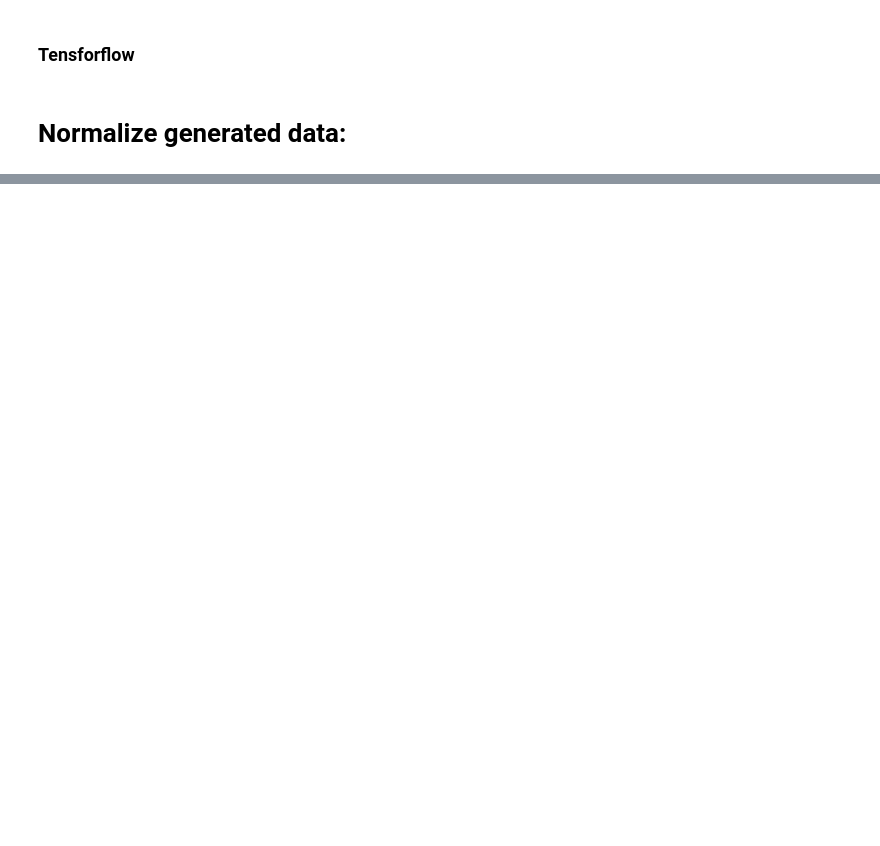
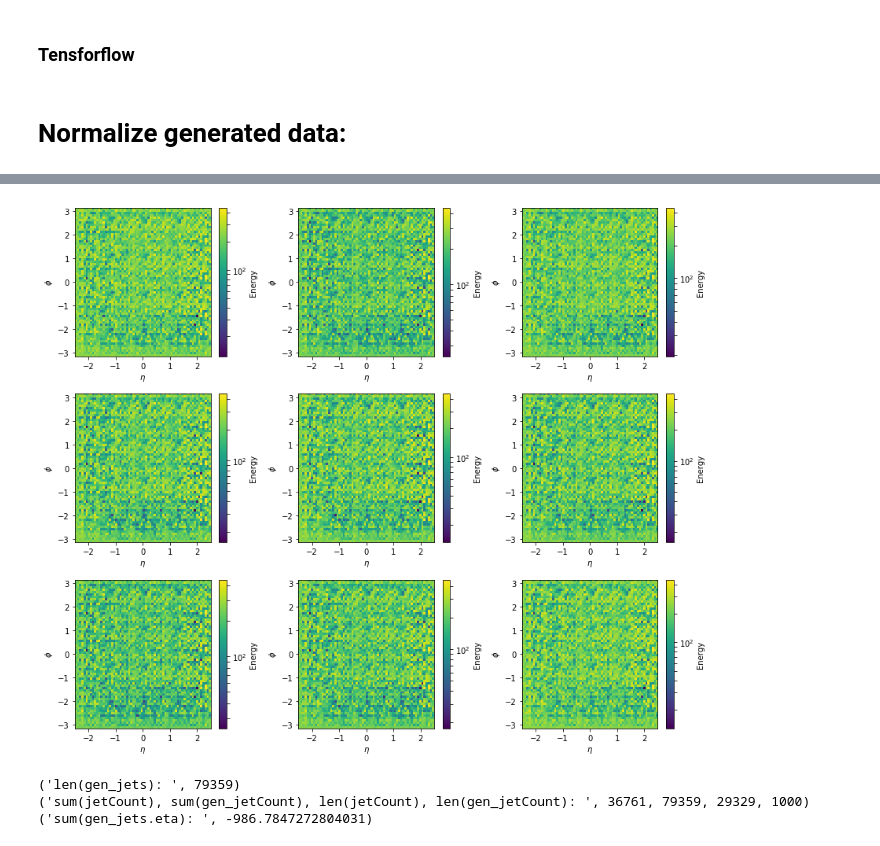
Before and after one commit to WyattBlair77/DataExploration, a Jupyter notebook: Preliminary_GAN.ipynb, the cells around one changed output, grey strips where cells are left out. Cells and saved outputs as stored; diff of their text form; code cells hidden in the pictures; blank space fills up the shorter version.

```diff
--- a/Preliminary_GAN.ipynb
+++ b/Preliminary_GAN.ipynb
@@ -256,14 +270,24 @@ plt.legend(loc=0)
 # %%
 #Populate a list with 9 events from a chosen part of the data set (chosen via sample_seed)
-gen_sample_seed = 500
+gen_sample_seed = 0
 gen_sample_events = []
 
-for i in range(sample_seed, sample_seed+9):
-    gen_sample_events.append(gen_imgs[i])
+for i in range(gen_sample_seed, gen_sample_seed+9):
+    gen_sample_events.append(gen_imgs_full[i])
 
 
 # #Plot the events stored in sample_events using draw_image
 fig, axs = plt.subplots(3,3, figsize=(12,10))
 for i,ax in enumerate(axs.flatten()):
     draw_image(np.absolute(gen_sample_events[i].squeeze()), ax=ax)
 plt.tight_layout()
+# %% [output]
+[figure, added]
+# %%
+print("len(gen_jets): ", len(gen_jets))
+print("sum(jetCount), sum(gen_jetCount), len(jetCount), len(gen_jetCount): ", sum(jetCount), sum(gen_jetCount), len(jetCount), len(gen_jetCount))
+print("sum(gen_jets.eta): ", sum(gen_jets.eta))
+# %% [output]
+('len(gen_jets): ', 79359)
+('sum(jetCount), sum(gen_jetCount), len(jetCount), len(gen_jetCount): ', 36761, 79359, 29329, 1000)
+('sum(gen_jets.eta): ', -986.7847272804031)
```
Also changed, not shown: parts of 11 cells of this notebook, 2 other files.
